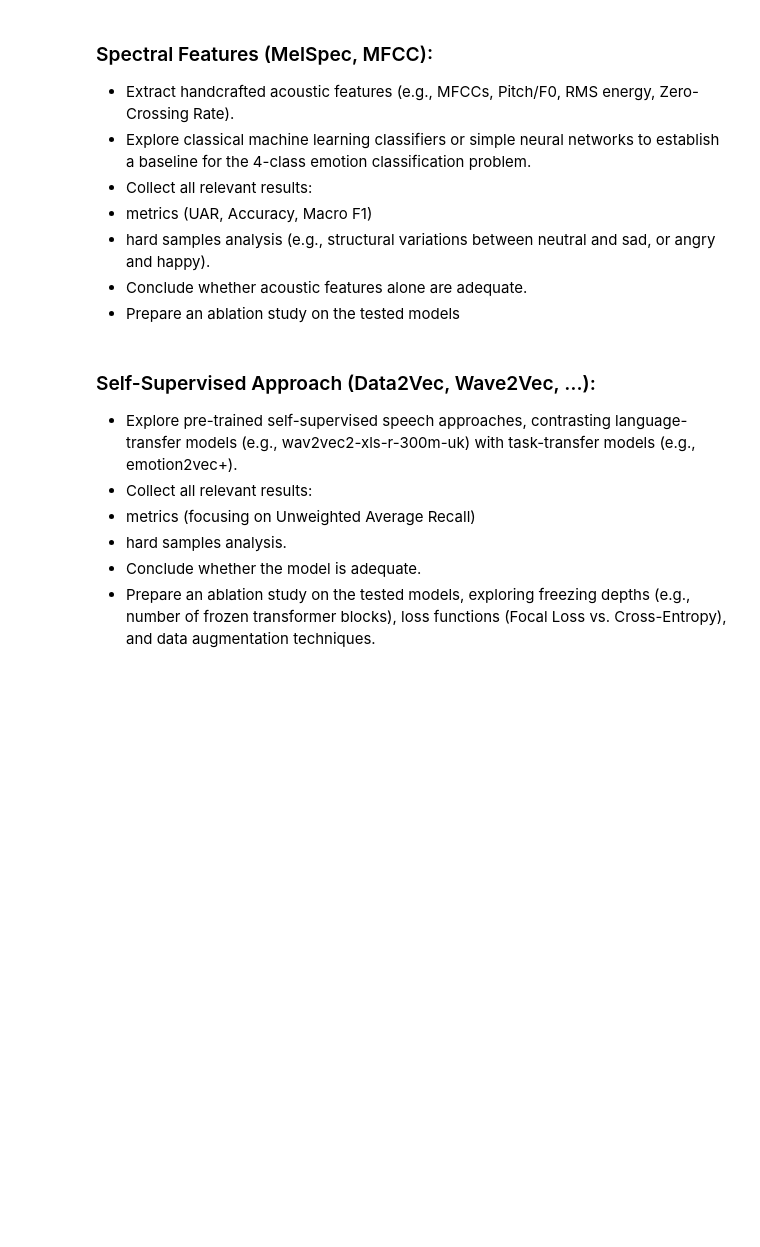
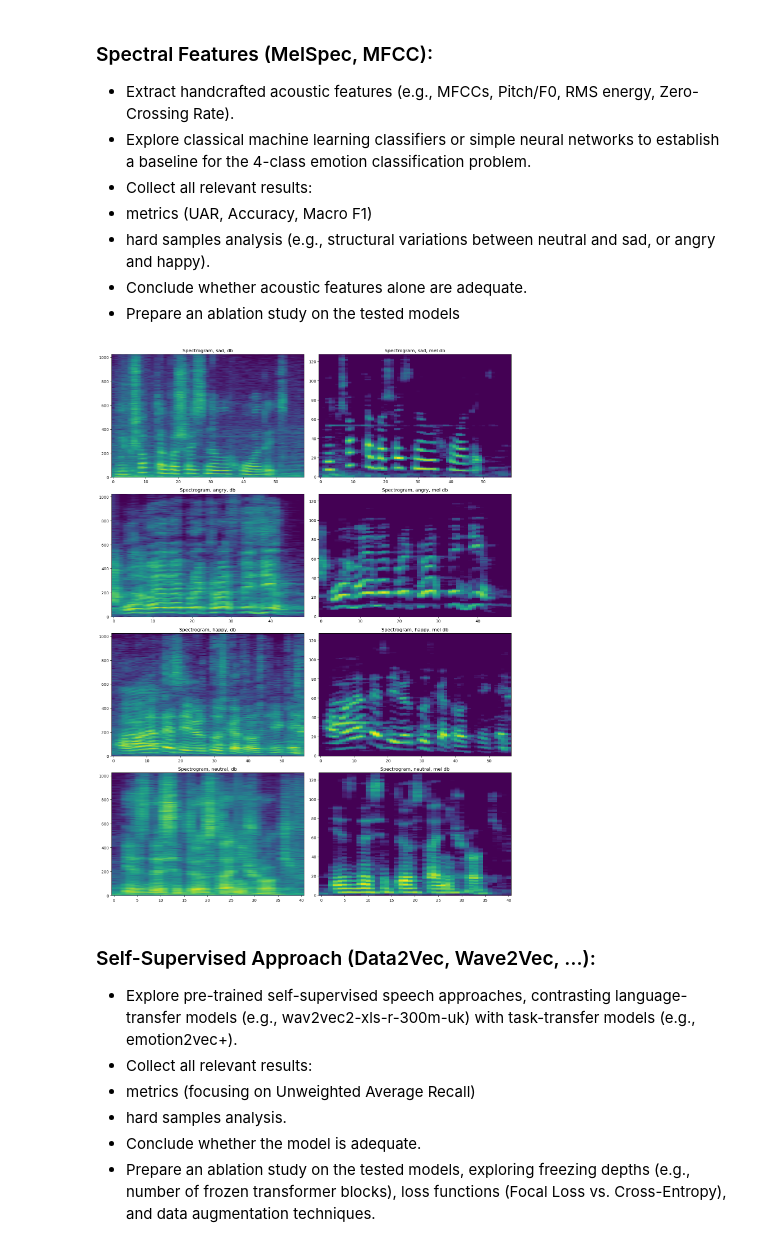
Before and after one commit to ALEGATOR1209/kse-deep-audio-lab1, a Jupyter notebook: lab1.ipynb, the cells around one changed output. Saved outputs shown, nothing was run; the diff lists cells and outputs as text; code cells hidden in the pictures; blank space fills up the shorter version.

Commit message:
preprocess

```diff
--- a/lab1.ipynb
+++ b/lab1.ipynb
@@ -210,6 +210,36 @@ emotion is not a boolean/signle label value
 - hard samples analysis (e.g., structural variations between neutral and sad, or angry and happy).
 - Conclude whether acoustic features alone are adequate.
 - Prepare an ablation study on the tested models
+# %%
+sys.path.append('src')
+
+import src.preprocess as prp
+
+emotions = df['emotion'].unique()
+
+fig, ax = plt.subplots(nrows=len(emotions), ncols=2, figsize=(15, 5 * len(emotions)))
+
+for i in range(len(emotions)):
+  emotion = emotions[i]
+  sample = df[df['emotion'] == emotion].iloc[0]
+  audio = prp.load_audio(CLIPS_DIR, sample, SR)
+
+  spectrogram = prp.spectrogram(audio)
+  db_spectrogram = prp.db_spectrogram(spectrogram)
+  mel_spectrogram = prp.mel_spectrogram(audio, SR)
+  mfcc = prp.mfcc(audio, SR)
+  f0 = prp.f0(audio, SR)
+  rms = prp.rms(spectrogram)
+  zcr = prp.zcr(audio)
+
+  ax[i, 0].imshow(db_spectrogram, aspect='auto', origin='lower')
+  ax[i, 0].set_title(f'Spectrogram, {emotion}, db')
+  ax[i, 1].imshow(mel_spectrogram, aspect='auto', origin='lower')
+  ax[i, 1].set_title(f'Spectrogram, {emotion}, mel db')
+
+fig.tight_layout()
+# %% [output]
+[figure, added]
 # %% [markdown]
 ### Self-Supervised Approach (Data2Vec, Wave2Vec, …):
 - Explore pre-trained self-supervised speech approaches, contrasting language-transfer models (e.g., wav2vec2-xls-r-300m-uk) with task-transfer models (e.g., emotion2vec+).
```
Also changed, not shown: parts of 4 cells of this notebook, 2 other files.
